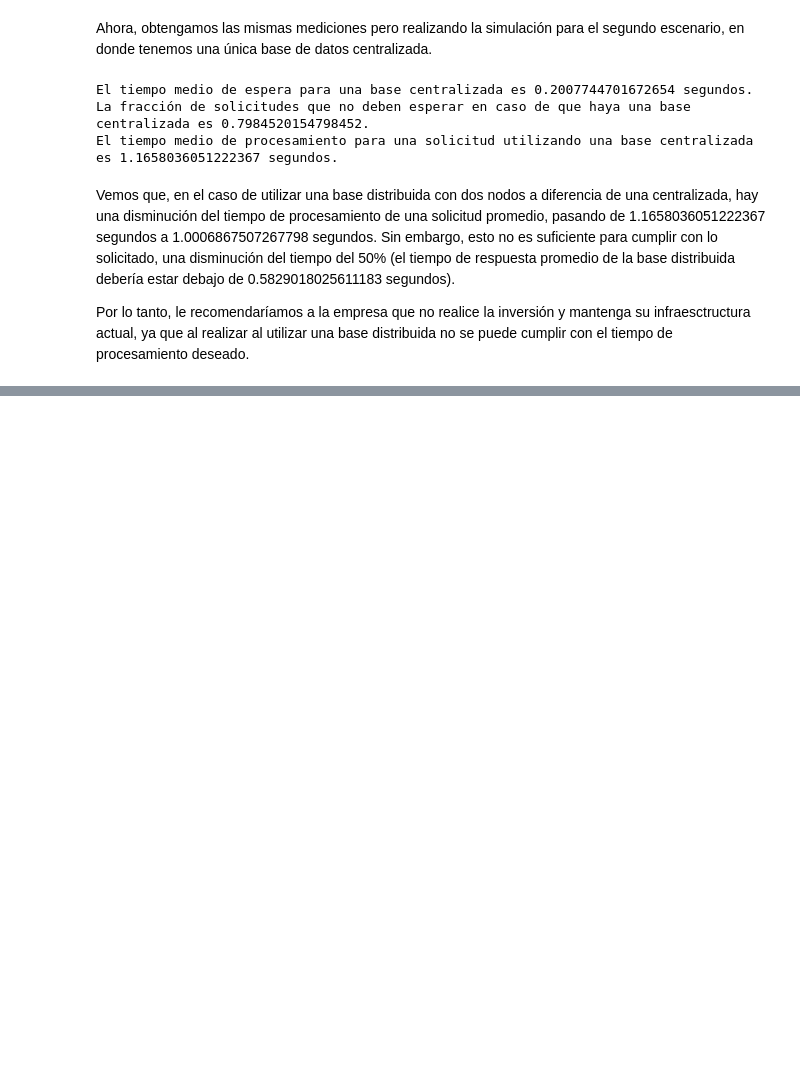
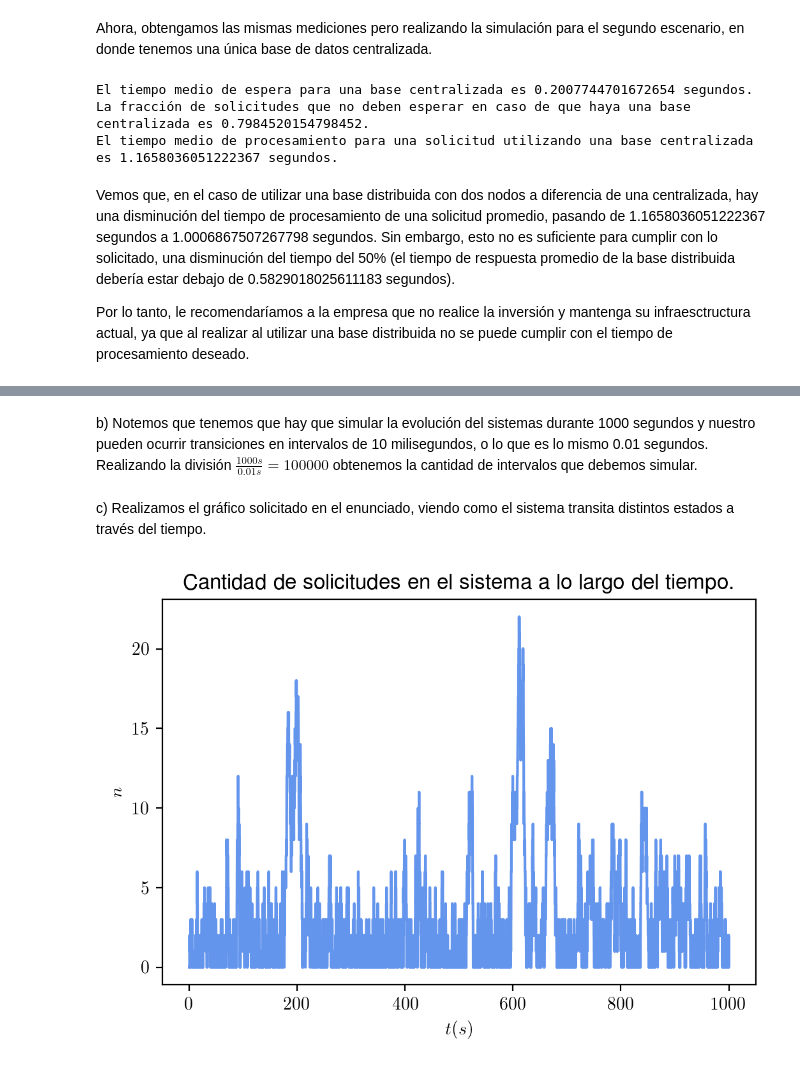
Before and after one commit to jian01/simulaamigues, a Jupyter notebook: TP2.ipynb, the cells around one changed output, grey strips where cells are left out. Cells and saved outputs as stored; diff of their text form; code cells hidden in the pictures; blank space fills up the shorter version.

```diff
--- a/TP2.ipynb
+++ b/TP2.ipynb
@@ -129,0 +182,38 @@ Por lo tanto, le recomendaríamos a la empresa que no realice la inversión y ma
+# %% [markdown]
+b) Notemos que tenemos que hay que simular la evolución del sistemas durante 1000 segundos y nuestro pueden ocurrir transiciones en intervalos de 10 milisegundos, o lo que es lo mismo 0.01 segundos. Realizando la división $\frac{1000s}{0.01s} = 100000$ obtenemos la cantidad de intervalos que debemos simular.
+# %%
+np.random.seed(32)
+N = 100000
+probabilidad_ingreso = 1/40
+probabilidad_egreso = 1/30
+probabilidad_n_anterior = (1 - probabilidad_ingreso) * probabilidad_egreso
+probabilidad_n_actual = (1 - probabilidad_ingreso) * (1 - probabilidad_egreso)
+probabilidad_n_siguiente = probabilidad_ingreso * (1 - probabilidad_egreso)
+
+estados = [0]
+estado_actual = 0
+
+p_auxiliares = np.random.rand(N-1)
+
+for i in range(N-1):
+    if estado_actual == 0:
+        if p_auxiliares[i] <= probabilidad_ingreso:
+            estado_actual += 1
+    else:
+        if p_auxiliares[i] <= probabilidad_n_anterior:
+            estado_actual -= 1
+        elif p_auxiliares[i] > probabilidad_n_anterior +  probabilidad_n_actual:
+            estado_actual += 1
+    estados.append(estado_actual)
+# %% [markdown]
+c) Realizamos el gráfico solicitado en el enunciado, viendo como el sistema transita distintos estados a través del tiempo.
+# %%
+puntos_en_el_tiempo = np.arange(0, 1000, 0.01)
+plt.figure(dpi=200)
+plt.plot(puntos_en_el_tiempo, estados, color="cornflowerblue")
+plt.title("Cantidad de solicitudes en el sistema a lo largo del tiempo.")
+plt.xlabel(r"$t(s)$")
+plt.ylabel(r"$n$")
+plt.show()
+# %% [output]
+[figure, added]
```
Also changed, not shown: parts of 10 cells of this notebook.
